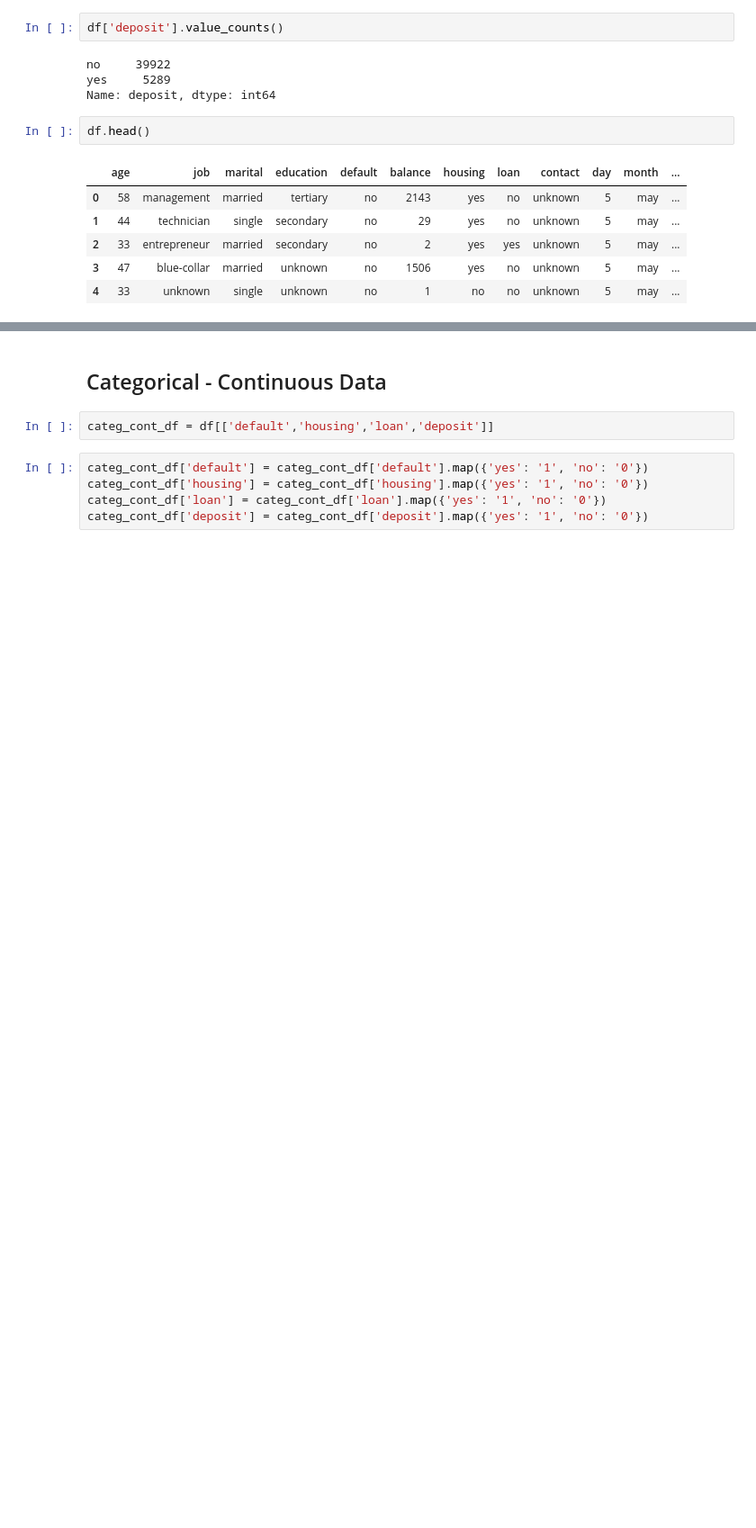
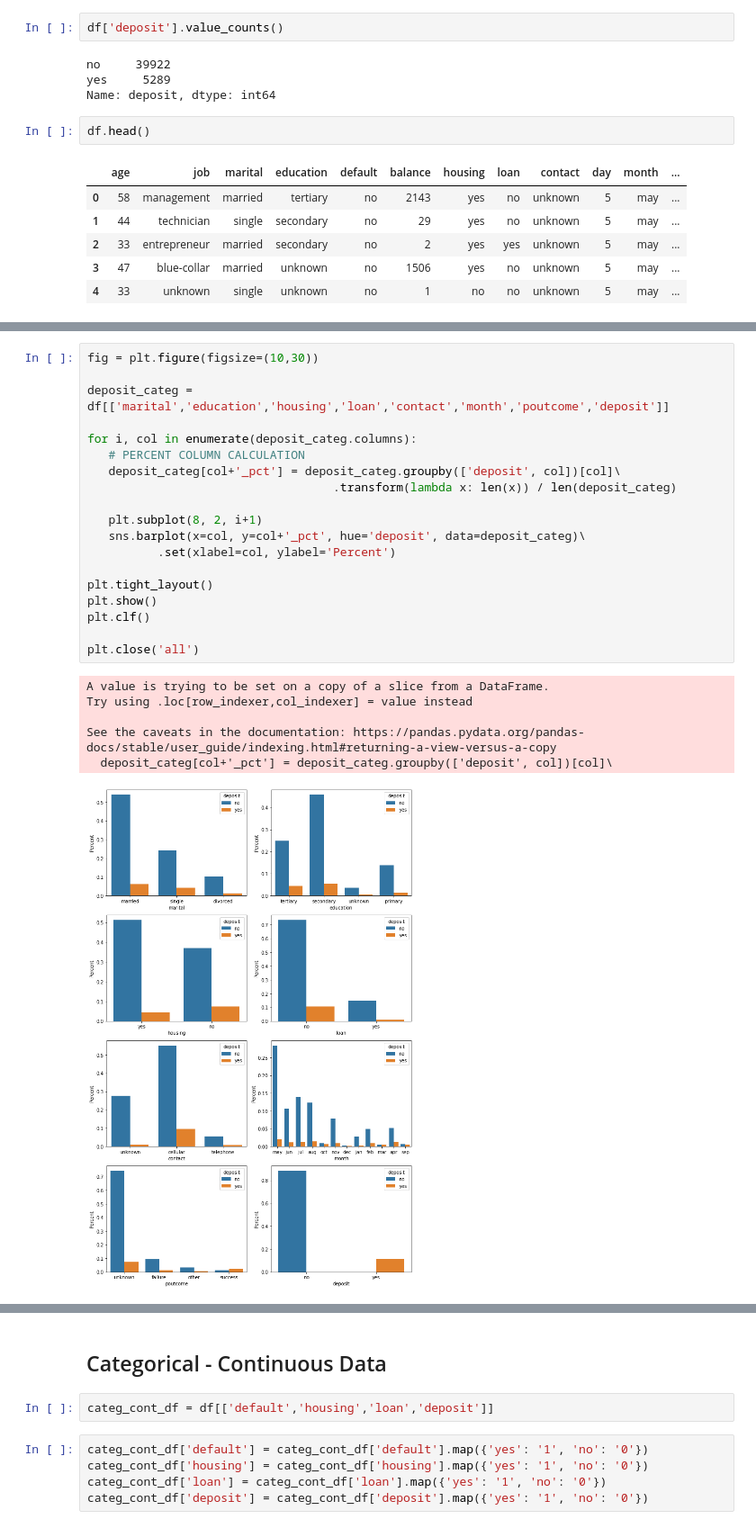
Before and after one commit to jasmineregner/Predictive-Marketing, a Jupyter notebook: bank_marketing.ipynb, the cells around one changed output, grey strips where cells are left out. Shown at 90% size. Drawn from its saved outputs; the diff is of its cells as text; blank space fills up the shorter version.

```diff
--- a/bank_marketing.ipynb
+++ b/bank_marketing.ipynb
@@ -525,0 +547,26 @@ plt.show()
+# %%
+fig = plt.figure(figsize=(10,30))
+
+deposit_categ = df[['marital','education','housing','loan','contact','month','poutcome','deposit']]
+
+for i, col in enumerate(deposit_categ.columns):
+   # PERCENT COLUMN CALCULATION
+   deposit_categ[col+'_pct'] = deposit_categ.groupby(['deposit', col])[col]\
+                                   .transform(lambda x: len(x)) / len(deposit_categ)
+
+   plt.subplot(8, 2, i+1)
+   sns.barplot(x=col, y=col+'_pct', hue='deposit', data=deposit_categ)\
+          .set(xlabel=col, ylabel='Percent')
+
+plt.tight_layout()
+plt.show()
+plt.clf()
+
+plt.close('all')
+# %% [output]
+A value is trying to be set on a copy of a slice from a DataFrame.
+Try using .loc[row_indexer,col_indexer] = value instead
+
+See the caveats in the documentation: https://pandas.pydata.org/pandas-docs/stable/user_guide/indexing.html#returning-a-view-versus-a-copy
+  deposit_categ[col+'_pct'] = deposit_categ.groupby(['deposit', col])[col]\
+[figure, added]
```
Also changed, not shown: parts of 67 cells of this notebook.
